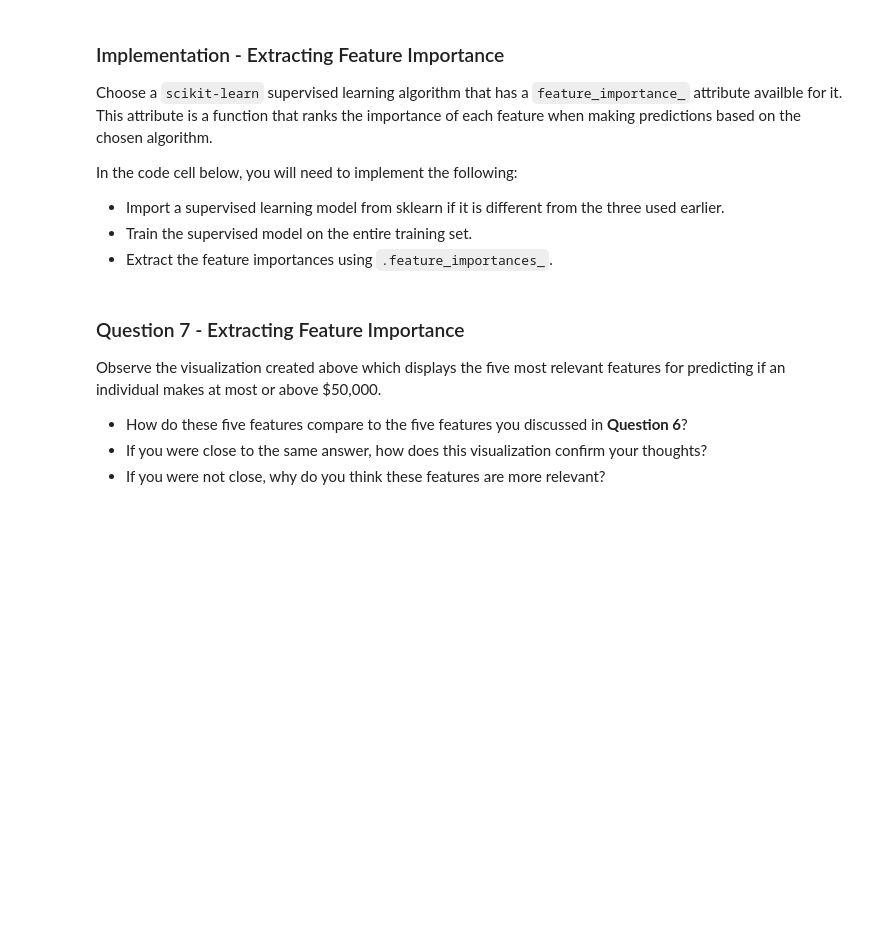
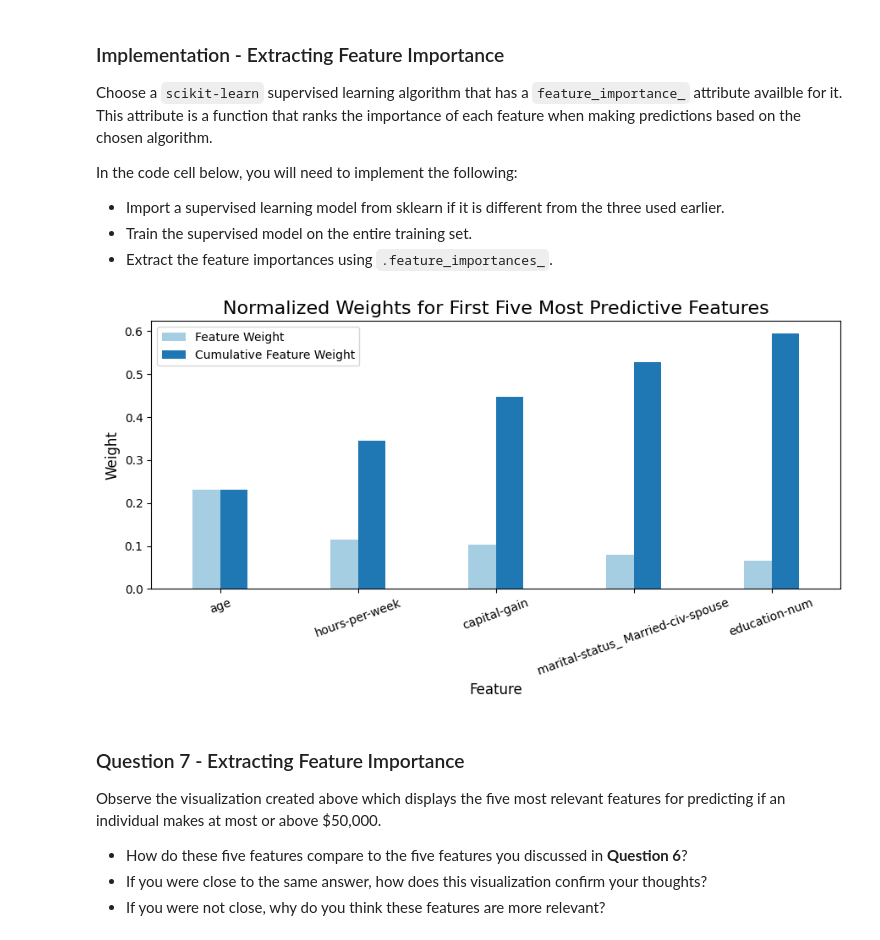
Before and after one commit to BuzzHeng/cd0025-supervised-learning, a Jupyter notebook: starter/finding_donors.ipynb, the cells around one changed output. Drawn from its saved outputs; the diff is of its cells as text; code cells hidden in the pictures; blank space fills up the shorter version.

```diff
--- a/starter/finding_donors.ipynb
+++ b/starter/finding_donors.ipynb
@@ -536,16 +598,18 @@ In the code cell below, you will need to implement the following:
  - Extract the feature importances using `.feature_importances_`.
 # %%
 # TODO: Import a supervised learning model that has 'feature_importances_'
-
+model = RandomForestClassifier(n_estimators=100, random_state=42)
 
 # TODO: Train the supervised model on the training set using .fit(X_train, y_train)
-model = None
+model.fit(X_train, y_train)
 
 # TODO: Extract the feature importances using .feature_importances_
-importances = None
+importances = model.feature_importances_
 
 # Plot
 vs.feature_plot(importances, X_train, y_train)
+# %% [output]
+[figure, added]
 # %% [markdown]
 ### Question 7 - Extracting Feature Importance
 
```
Also changed, not shown: parts of 20 cells of this notebook.
